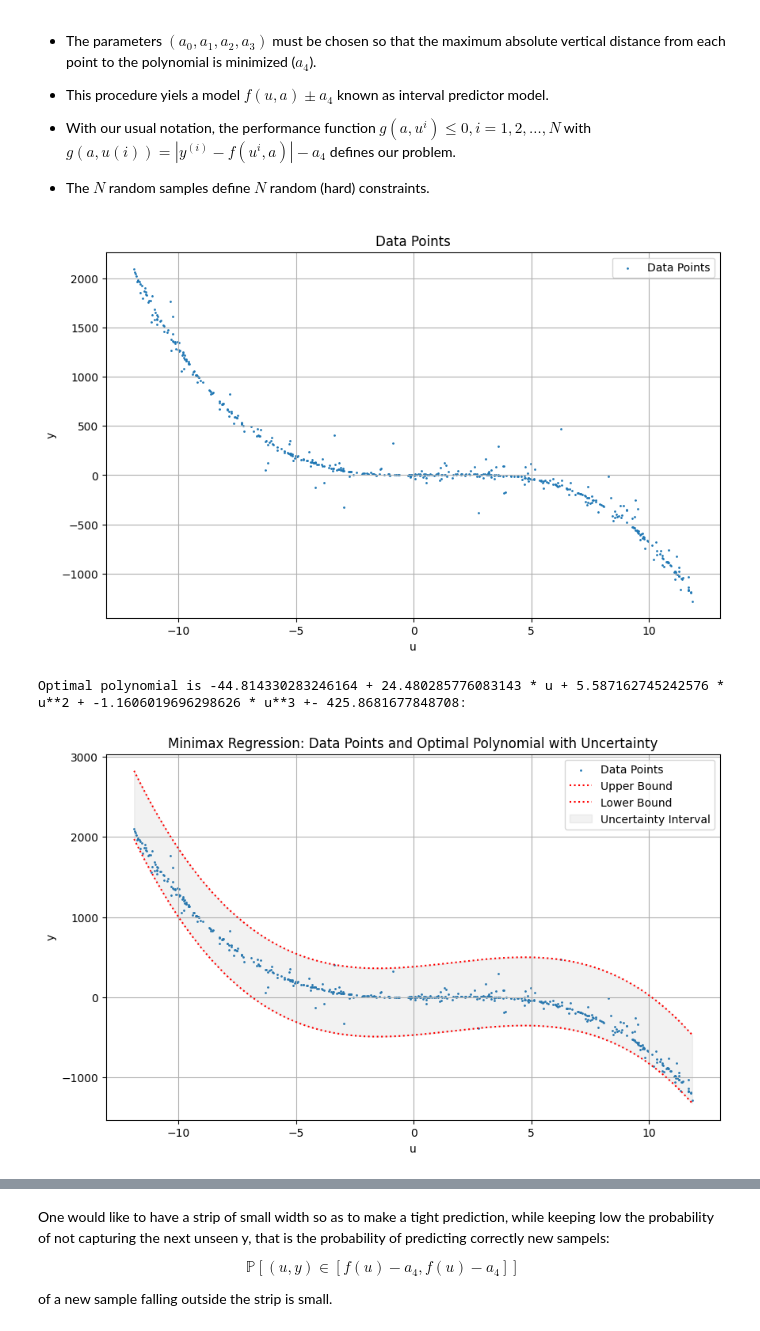
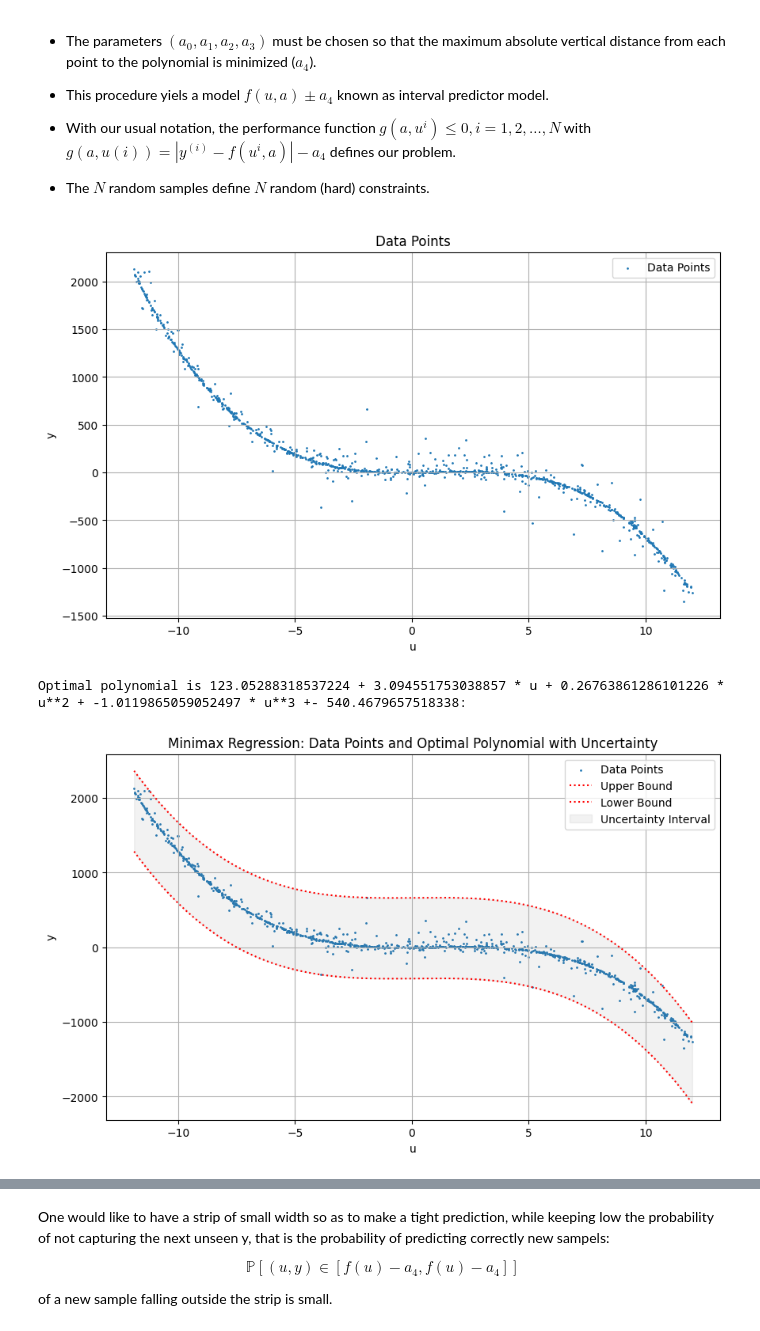
Before and after one commit to supsi-dacd-isaac/TeachDecisionMakingUncertainty, a Jupyter notebook: 07/IPM.ipynb, the cells around one changed output, grey strips where cells are left out. Drawn from its saved outputs; the diff is of its cells as text; code cells hidden in the pictures.

```diff
--- a/07/IPM.ipynb
+++ b/07/IPM.ipynb
@@ -38,26 +38,31 @@ In mathematical terms, this problem can be casted as the following optimization
 # %%
 import numpy as np
 import cvxpy as cp  # library for convex optimization
 import matplotlib.pyplot as plt
 # Generate sample data
 
 ## WE WILL ASSUME THIS GENERATIVE PROCESS IS UNKNOWN TO US (OFTEN THE CASE IN PRACTICE)
-N = 500  # number of points
-np.random.seed(42)  # for reproducibility
-u = np.random.uniform(-12, 12, N)  # randomly generate u_i values in [-10, 10]
-y = 2 * u + 3 * u**2 - u**3 + 20 * np.random.randn(N)**3 # corresponding y values with noise
+
+def DGM(n_samples: int = 500):
+  np.random.seed(42)  # for reproducibility...(always generates the same sequence of random numbers)
+  u = np.random.uniform(-12, 12, n_samples)  # randomly generate u_i values in an interval
+  y = 2 * u + 3 * u**2 - u**3 + 20 * np.random.randn(n_samples)**3 # corresponding y values with noise
+
+  return u, y
+
+u, y = DGM(1000)
 
 # Plot the data points and the optimal polynomial
 plt.figure(figsize=(10, 6))
 plt.scatter(u, y, label='Data Points', s=1)  # Plot data points
 plt.grid()
 plt.xlabel('u')
 plt.ylabel('y')
 plt.title('Data Points')
 plt.legend()
 plt.show()
 # %% [output]
-[figure, old version]
+[figure, new version]
 # %%
 # Define the polynomial coefficients and the vertical strip width (x4)
 a0 = cp.Variable()
@@ -83,8 +88,9 @@ problem.solve()
 
 # Output the results
 print(f"Optimal polynomial is {a0.value} + {a1.value} * u + {a2.value} * u**2 + {a3.value} * u**3 +- {a4.value}: ")
+a4_all_samples = a4.value
 # %% [output]
-Optimal polynomial is -44.814330283246164 + 24.480285776083143 * u + 5.587162745242576 * u**2 + -1.1606019696298626 * u**3 +- 425.8681677848708:
+Optimal polynomial is 123.05288318537224 + 3.094551753038857 * u + 0.26763861286101226 * u**2 + -1.0119865059052497 * u**3 +- 540.4679657518338:
 # %%
 import matplotlib.pyplot as plt
 
@@ -111,4 +117,4 @@ plt.legend()
 plt.grid(True)
 plt.show()
 # %% [output]
-[figure, old version]
+[figure, new version]
```
Also changed, not shown: parts of 11 cells of this notebook.
